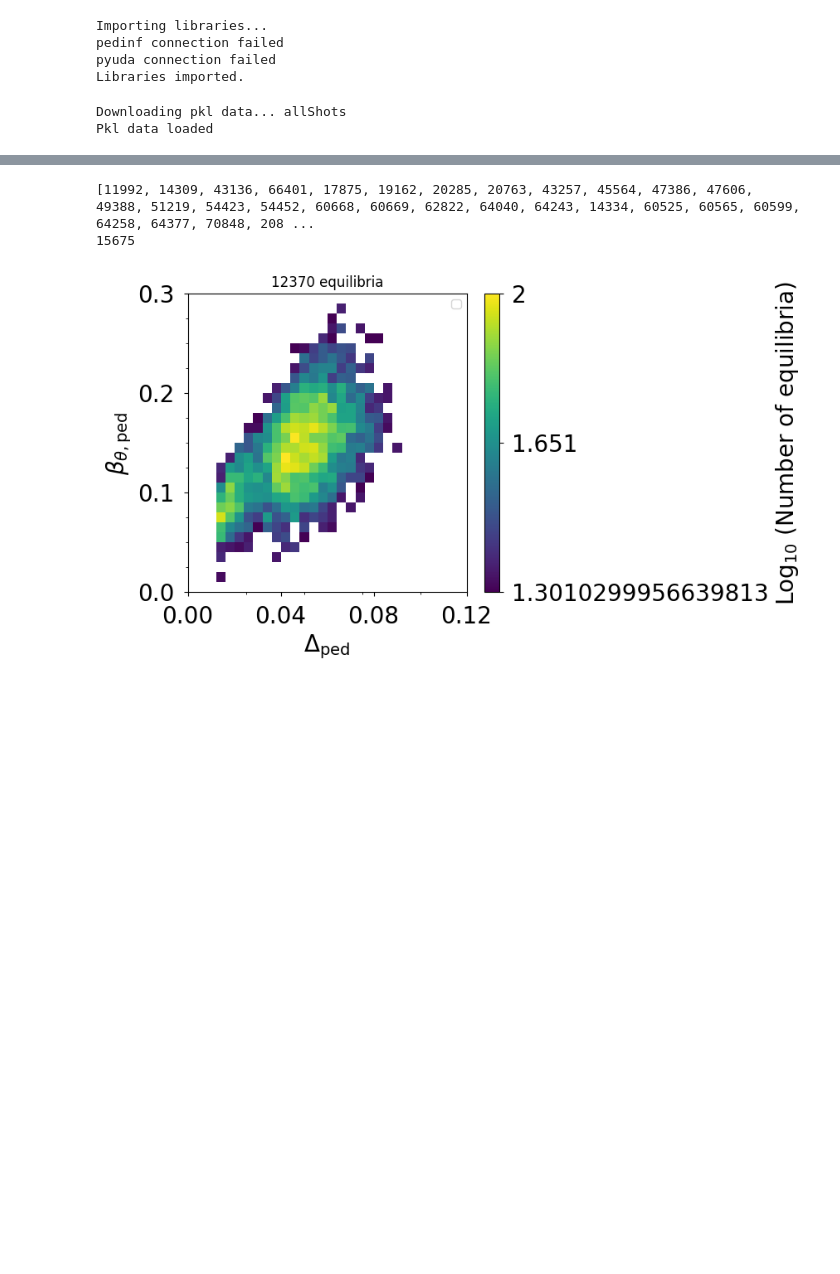
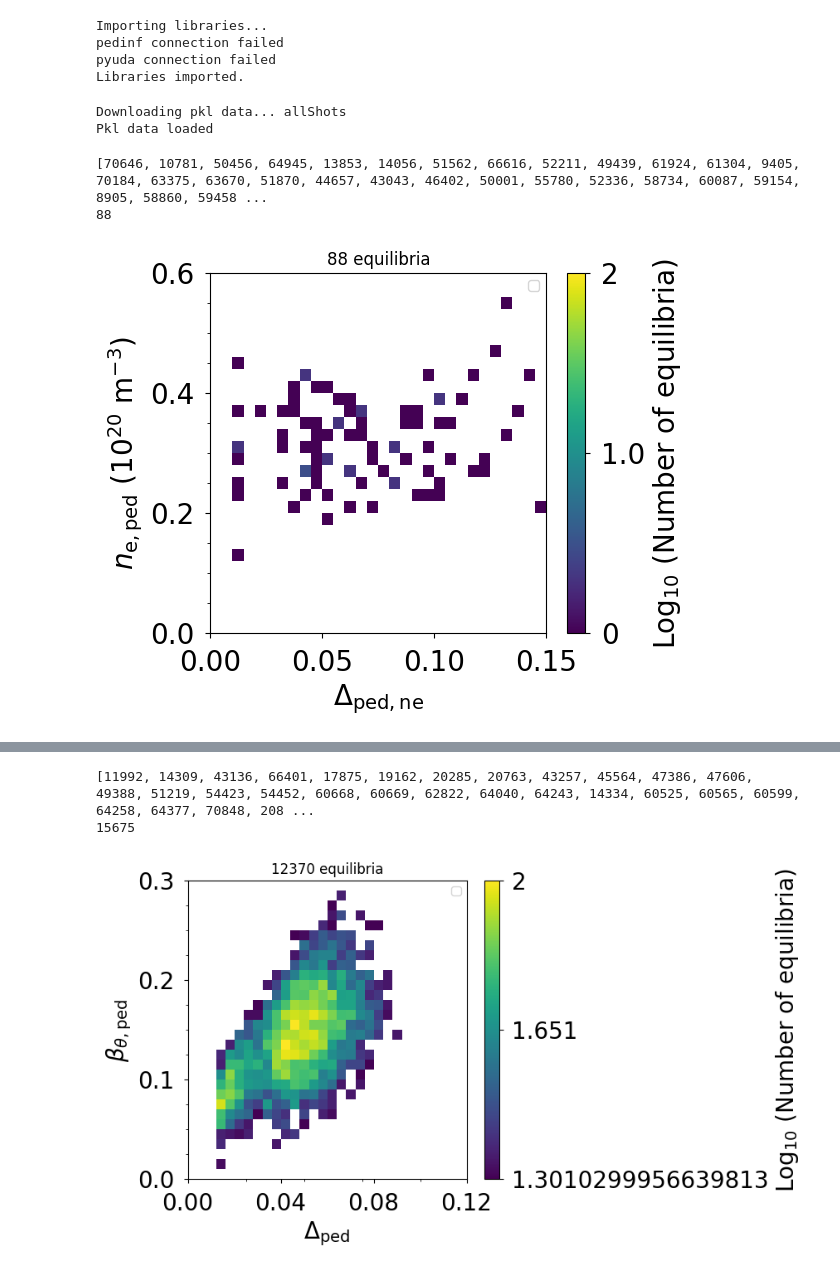
Before and after one commit to evrydayorsted/pedestal, a Jupyter notebook: main.ipynb, the cells around one changed output, grey strips where cells are left out. Saved outputs shown, nothing was run; the diff lists cells and outputs as text; code cells hidden in the pictures; blank space fills up the shorter version.

```diff
--- a/main.ipynb
+++ b/main.ipynb
@@ -10,3 +10,9 @@ a = Shot("allShots", "pkl")
 # %% [output]
 Downloading pkl data... allShots
 Pkl data loaded
+# %%
+a.contourPlot(3, colorBy="count", elmRange="early", numMin=0)
+# %% [output]
+[70646, 10781, 50456, 64945, 13853, 14056, 51562, 66616, 52211, 49439, 61924, 61304, 9405, 70184, 63375, 63670, 51870, 44657, 43043, 46402, 50001, 55780, 52336, 58734, 60087, 59154, 8905, 58860, 59458 ...
+88
+[figure, added]
```
Also changed, not shown: parts of 2 cells of this notebook, 18 other files.
